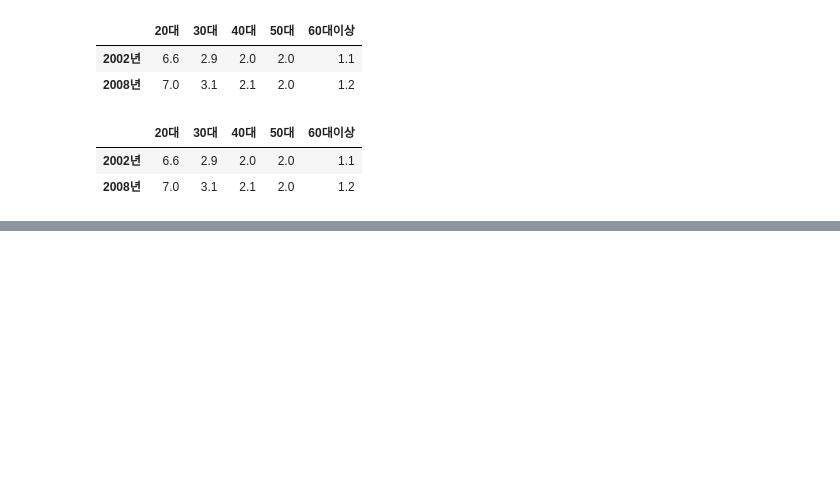
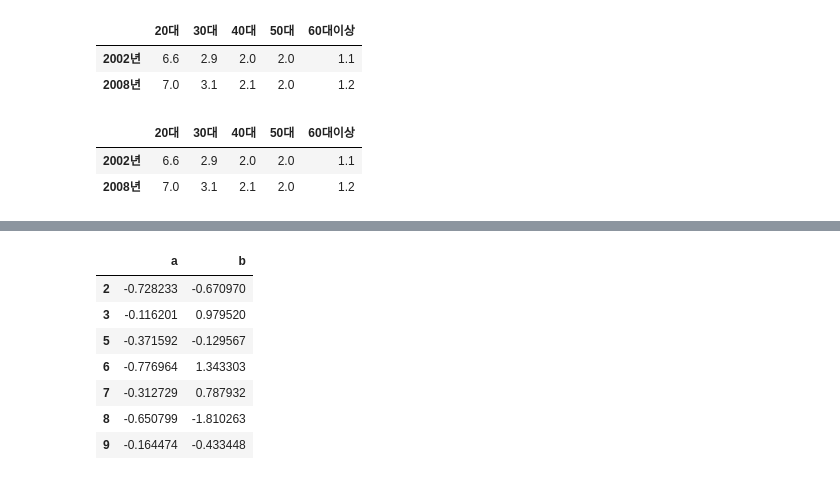
Before and after one commit to firstock/dataAnal_py_basic, a Jupyter notebook: popularPkg/XXpandas_is_unique_reindex_fill_select_sort_rank.ipynb, the cells around one changed output, grey strips where cells are left out. Drawn from its saved outputs; the diff is of its cells as text; code cells hidden in the pictures; blank space fills up the shorter version.

```diff
--- a/popularPkg/XXpandas_is_unique_reindex_fill_select_sort_rank.ipynb
+++ b/popularPkg/XXpandas_is_unique_reindex_fill_select_sort_rank.ipynb
@@ -398,0 +405,5 @@ df[df['20대']<=7]
+# %%
+df = DataFrame(randn(10, 2), columns=list('ab'))
+print(df)
+df.query('a > b')
+df[df.a > df.b]
@@ -398,0 +428,11 @@ df[df['20대']<=7]
+# %%
+df.query('a<0')
+# %% [output]
+|  | a | b |
+| 2 | -0.728233 | -0.670970 |
+| 3 | -0.116201 | 0.979520 |
+| 5 | -0.371592 | -0.129567 |
+| 6 | -0.776964 | 1.343303 |
+| 7 | -0.312729 | 0.787932 |
+| 8 | -0.650799 | -1.810263 |
+| 9 | -0.164474 | -0.433448 |
```
Also changed, not shown: parts of 4 cells of this notebook.
